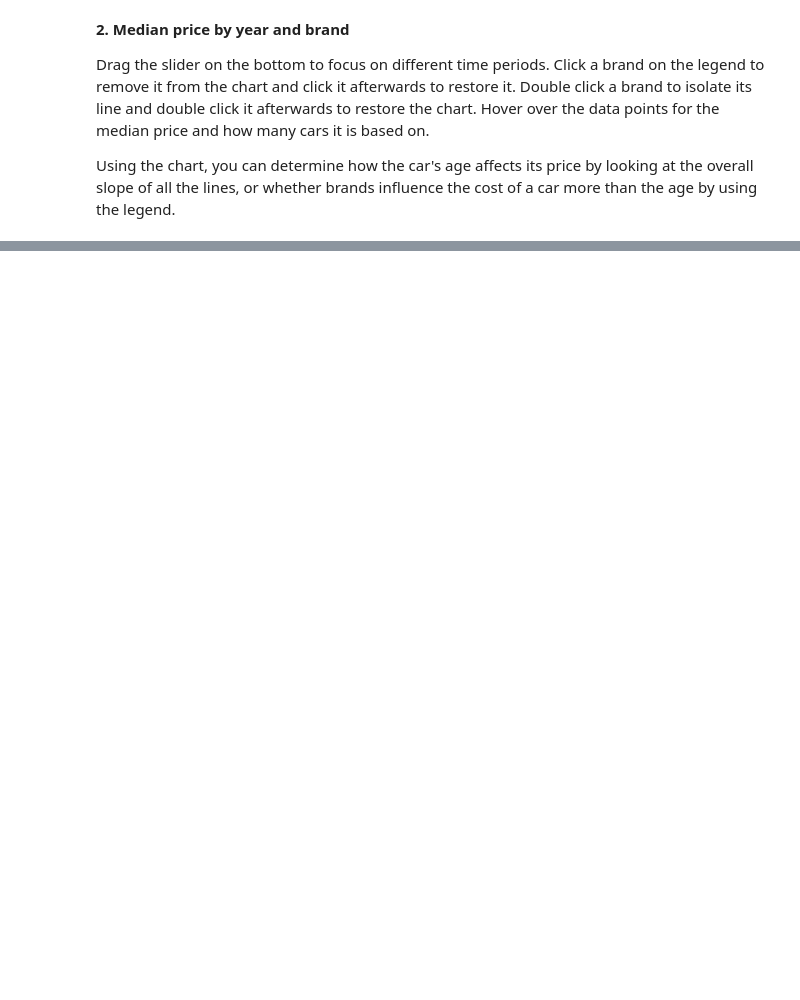
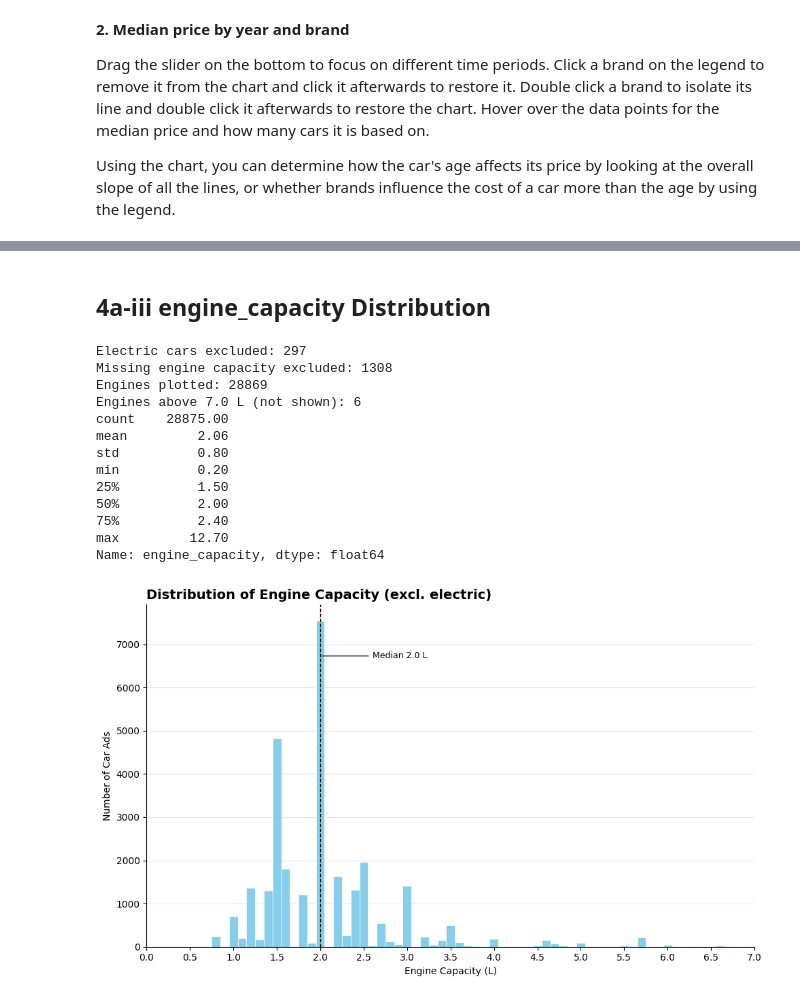
Before and after one commit to dylanvisor-alt/Group9_3009ICT_Group_Assignment, a Jupyter notebook: Group9_3009ICT_DataProcessingVisualisation.ipynb, the cells around one changed output, grey strips where cells are left out. Saved outputs shown, nothing was run; the diff lists cells and outputs as text; code cells hidden in the pictures; blank space fills up the shorter version.

```diff
--- a/Group9_3009ICT_DataProcessingVisualisation.ipynb
+++ b/Group9_3009ICT_DataProcessingVisualisation.ipynb
@@ -1062,0 +1114,65 @@ github_token = getpass.getpass("Your GitHub Personal Access Token: ")
+# %% [markdown]
+## 4a-iii engine_capacity Distribution
+# %%
+# engine_capacity distribution
+
+import matplotlib.pyplot as plt
+
+# electric cars list a placeholder 0.1, 0.2L
+
+is_electric = cleaned_car_data['type_of_engine'].astype(str).str.lower() == 'electric'
+engine_cap = cleaned_car_data.loc[~is_electric, 'engine_capacity'].dropna()
+
+# extreme values stay in the stats but are cut from the view
+
+view_max = 7.0
+print("Electric cars excluded:", is_electric.sum())
+print("Missing engine capacity excluded:", cleaned_car_data.loc[~is_electric, 'engine_capacity'].isna().sum())
+print("Engines plotted:", (engine_cap <= view_max).sum())
+print(f"Engines above {view_max} L (not shown):", (engine_cap > view_max).sum())
+print(engine_cap.describe().round(2))
+
+fig, ax = plt.subplots(figsize=(10, 6))
+
+# capacities are recorded to 0.1L, so 0.1L bins centred on each value give every size its own bar
+
+bins = np.arange(0.05, view_max + 0.1, 0.1)
+ax.hist(engine_cap[engine_cap <= view_max], bins=bins, color='skyblue', edgecolor='white', linewidth=0.5)
+
+# median reference line
+
+median_cap = engine_cap.median()
+ax.axvline(median_cap, color='black', linestyle='--', linewidth=1)
+ax.annotate(f"Median {median_cap:.1f} L", xy=(median_cap, ax.get_ylim()[1] * 0.85), xytext=(median_cap + 0.6, ax.get_ylim()[1] * 0.85),
+            fontsize=9, color='black', va='center', arrowprops=dict(arrowstyle='-', color='black', linewidth=0.8))
+
+ax.set_title('Distribution of Engine Capacity (excl. electric)', fontsize=14, fontweight='bold', loc='left')
+ax.set_xlabel('Engine Capacity (L)')
+ax.set_ylabel('Number of Car Ads')
+ax.set_xlim(0, view_max)
+ax.set_xticks(np.arange(0, view_max + 0.5, 0.5))
+
+# recessive grid + axes
+
+ax.grid(axis='y', color='#e5e5e3', linewidth=0.8)
+ax.set_axisbelow(True)
+for side in ['top', 'right']:
+  ax.spines[side].set_visible(False)
+
+plt.tight_layout()
+plt.show()
+# %% [output]
+Electric cars excluded: 297
+Missing engine capacity excluded: 1308
+Engines plotted: 28869
+Engines above 7.0 L (not shown): 6
+count    28875.00
+mean         2.06
+std          0.80
+min          0.20
+25%          1.50
+50%          2.00
+75%          2.40
+max         12.70
+Name: engine_capacity, dtype: float64
+[figure, added]
```
Also changed, not shown: parts of 7 cells of this notebook.
